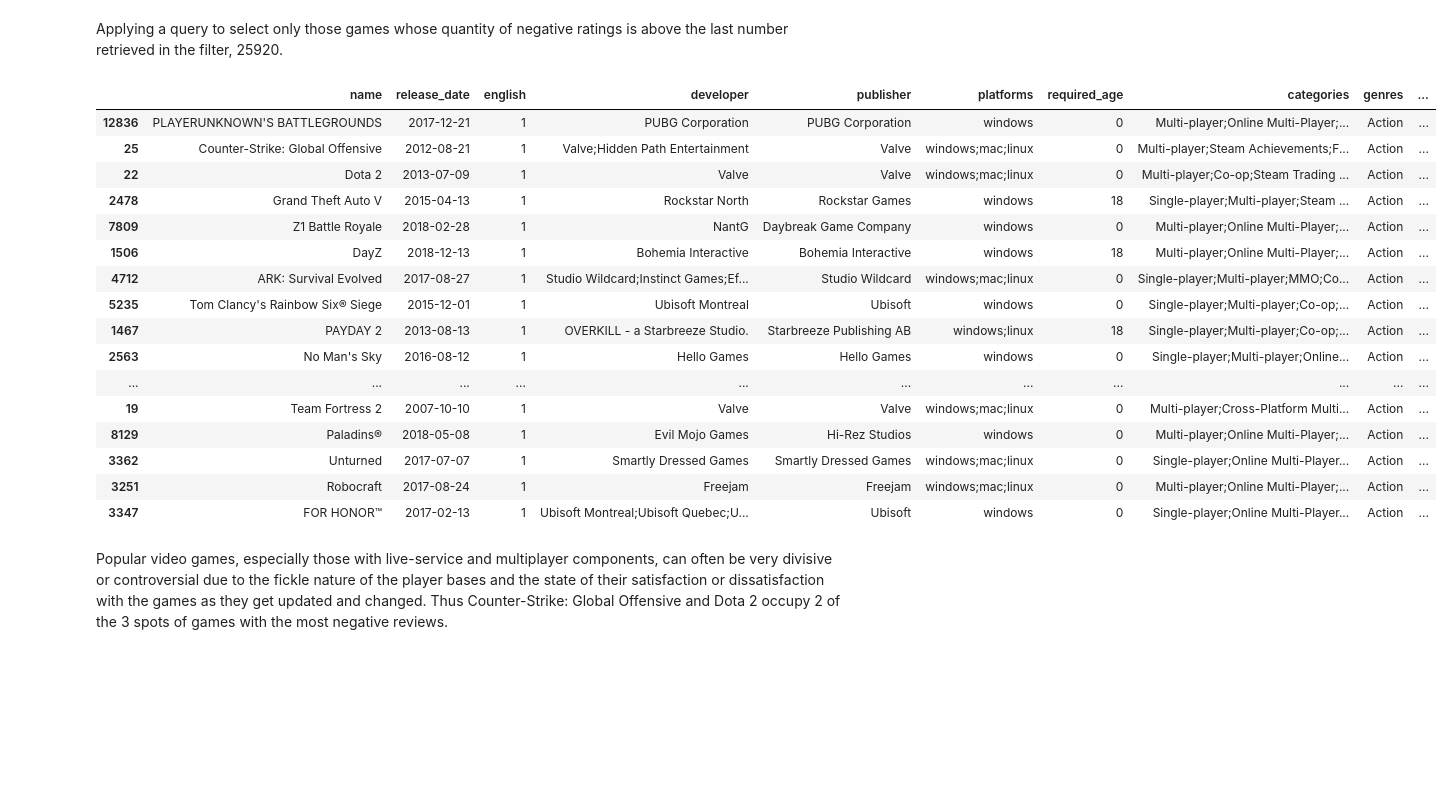
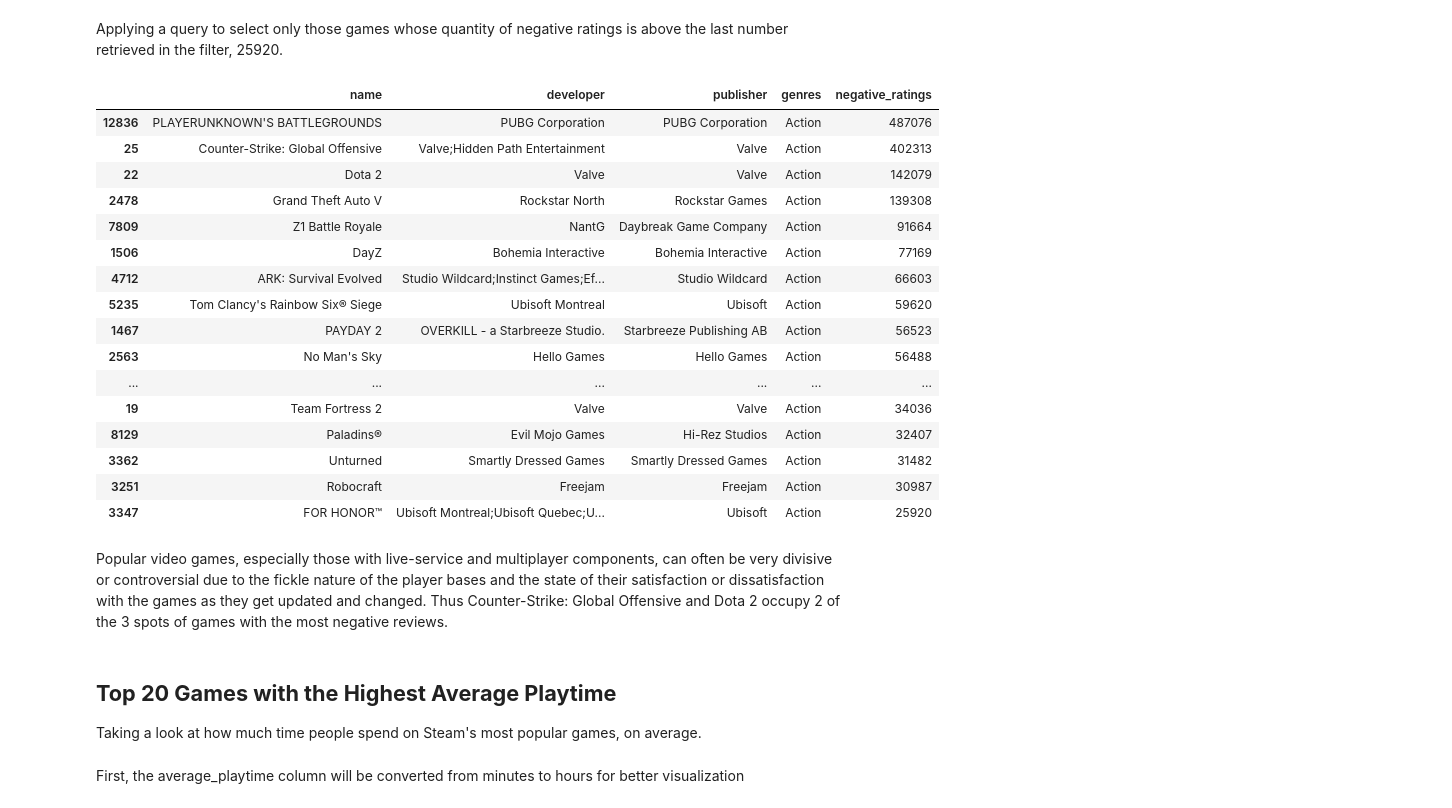
Before and after one commit to paulosuchoj/steam-data-analysis, a Jupyter notebook: steam-data-analysis.ipynb, the cells around one changed output. Saved outputs shown, nothing was run; the diff lists cells and outputs as text; code cells hidden in the pictures; blank space fills up the shorter version.

```diff
--- a/steam-data-analysis.ipynb
+++ b/steam-data-analysis.ipynb
@@ -226,24 +231,30 @@ Name: negative_ratings, dtype: int64
 # %% [markdown]
 Applying a query to select only those games whose quantity of negative ratings is above the last number retrieved in the filter, 25920.
 # %%
-steam_df.query("negative_ratings >= 25920").sort_values(by="negative_ratings", ascending=False)
+steam_df.query("negative_ratings >= 25920").sort_values(by="negative_ratings", ascending=False)[["name", "developer", "publisher", "genres", "negative_ratings"]]
 # %% [output]
-|  | name | release_date | english | developer | publisher | platforms | required_age | categories | genres | ... |
-| 12836 | PLAYERUNKNOWN'S BATTLEGROUNDS | 2017-12-21 | 1 | PUBG Corporation | PUBG Corporation | windows | 0 | Multi-player;Online Multi-Player;... | Action | ... |
-| 25 | Counter-Strike: Global Offensive | 2012-08-21 | 1 | Valve;Hidden Path Entertainment | Valve | windows;mac;linux | 0 | Multi-player;Steam Achievements;F... | Action | ... |
-| 22 | Dota 2 | 2013-07-09 | 1 | Valve | Valve | windows;mac;linux | 0 | Multi-player;Co-op;Steam Trading ... | Action | ... |
-| 2478 | Grand Theft Auto V | 2015-04-13 | 1 | Rockstar North | Rockstar Games | windows | 18 | Single-player;Multi-player;Steam ... | Action | ... |
-| 7809 | Z1 Battle Royale | 2018-02-28 | 1 | NantG | Daybreak Game Company | windows | 0 | Multi-player;Online Multi-Player;... | Action | ... |
-| 1506 | DayZ | 2018-12-13 | 1 | Bohemia Interactive | Bohemia Interactive | windows | 18 | Multi-player;Online Multi-Player;... | Action | ... |
-| 4712 | ARK: Survival Evolved | 2017-08-27 | 1 | Studio Wildcard;Instinct Games;Ef... | Studio Wildcard | windows;mac;linux | 0 | Single-player;Multi-player;MMO;Co... | Action | ... |
-| 5235 | Tom Clancy's Rainbow Six® Siege | 2015-12-01 | 1 | Ubisoft Montreal | Ubisoft | windows | 0 | Single-player;Multi-player;Co-op;... | Action | ... |
-| 1467 | PAYDAY 2 | 2013-08-13 | 1 | OVERKILL - a Starbreeze Studio. | Starbreeze Publishing AB | windows;linux | 18 | Single-player;Multi-player;Co-op;... | Action | ... |
-| 2563 | No Man's Sky | 2016-08-12 | 1 | Hello Games | Hello Games | windows | 0 | Single-player;Multi-player;Online... | Action | ... |
-| ... | ... | ... | ... | ... | ... | ... | ... | ... | ... | ... |
-| 19 | Team Fortress 2 | 2007-10-10 | 1 | Valve | Valve | windows;mac;linux | 0 | Multi-player;Cross-Platform Multi... | Action | ... |
-| 8129 | Paladins® | 2018-05-08 | 1 | Evil Mojo Games | Hi-Rez Studios | windows | 0 | Multi-player;Online Multi-Player;... | Action | ... |
-| 3362 | Unturned | 2017-07-07 | 1 | Smartly Dressed Games | Smartly Dressed Games | windows;mac;linux | 0 | Single-player;Online Multi-Player... | Action | ... |
-| 3251 | Robocraft | 2017-08-24 | 1 | Freejam | Freejam | windows;mac;linux | 0 | Multi-player;Online Multi-Player;... | Action | ... |
-| 3347 | FOR HONOR™ | 2017-02-13 | 1 | Ubisoft Montreal;Ubisoft Quebec;U... | Ubisoft | windows | 0 | Single-player;Online Multi-Player... | Action | ... |
+|  | name | developer | publisher | genres | negative_ratings |
+| 12836 | PLAYERUNKNOWN'S BATTLEGROUNDS | PUBG Corporation | PUBG Corporation | Action | 487076 |
+| 25 | Counter-Strike: Global Offensive | Valve;Hidden Path Entertainment | Valve | Action | 402313 |
+| 22 | Dota 2 | Valve | Valve | Action | 142079 |
+| 2478 | Grand Theft Auto V | Rockstar North | Rockstar Games | Action | 139308 |
+| 7809 | Z1 Battle Royale | NantG | Daybreak Game Company | Action | 91664 |
+| 1506 | DayZ | Bohemia Interactive | Bohemia Interactive | Action | 77169 |
+| 4712 | ARK: Survival Evolved | Studio Wildcard;Instinct Games;Ef... | Studio Wildcard | Action | 66603 |
+| 5235 | Tom Clancy's Rainbow Six® Siege | Ubisoft Montreal | Ubisoft | Action | 59620 |
+| 1467 | PAYDAY 2 | OVERKILL - a Starbreeze Studio. | Starbreeze Publishing AB | Action | 56523 |
+| 2563 | No Man's Sky | Hello Games | Hello Games | Action | 56488 |
+| ... | ... | ... | ... | ... | ... |
+| 19 | Team Fortress 2 | Valve | Valve | Action | 34036 |
+| 8129 | Paladins® | Evil Mojo Games | Hi-Rez Studios | Action | 32407 |
+| 3362 | Unturned | Smartly Dressed Games | Smartly Dressed Games | Action | 31482 |
+| 3251 | Robocraft | Freejam | Freejam | Action | 30987 |
+| 3347 | FOR HONOR™ | Ubisoft Montreal;Ubisoft Quebec;U... | Ubisoft | Action | 25920 |
 # %% [markdown]
 Popular video games, especially those with live-service and multiplayer components, can often be very divisive or controversial due to the fickle nature of the player bases and the state of their satisfaction or dissatisfaction with the games as they get updated and changed. Thus Counter-Strike: Global Offensive and Dota 2 occupy 2 of the 3 spots of games with the most negative reviews.
+# %% [markdown]
+## **Top 20 Games with the Highest Average Playtime**
+
+Taking a look at how much time people spend on Steam's most popular games, on average.
+# %% [markdown]
+First, the average_playtime column will be converted from minutes to hours for better visualization
```
Also changed, not shown: parts of 37 cells of this notebook.
